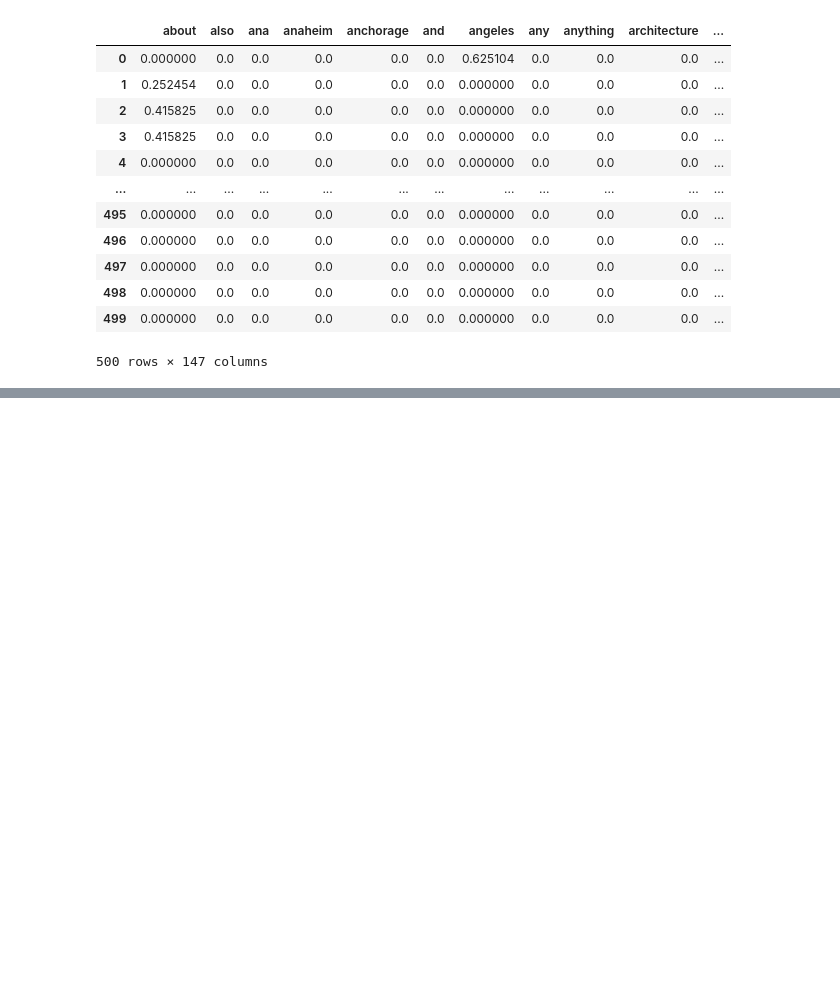
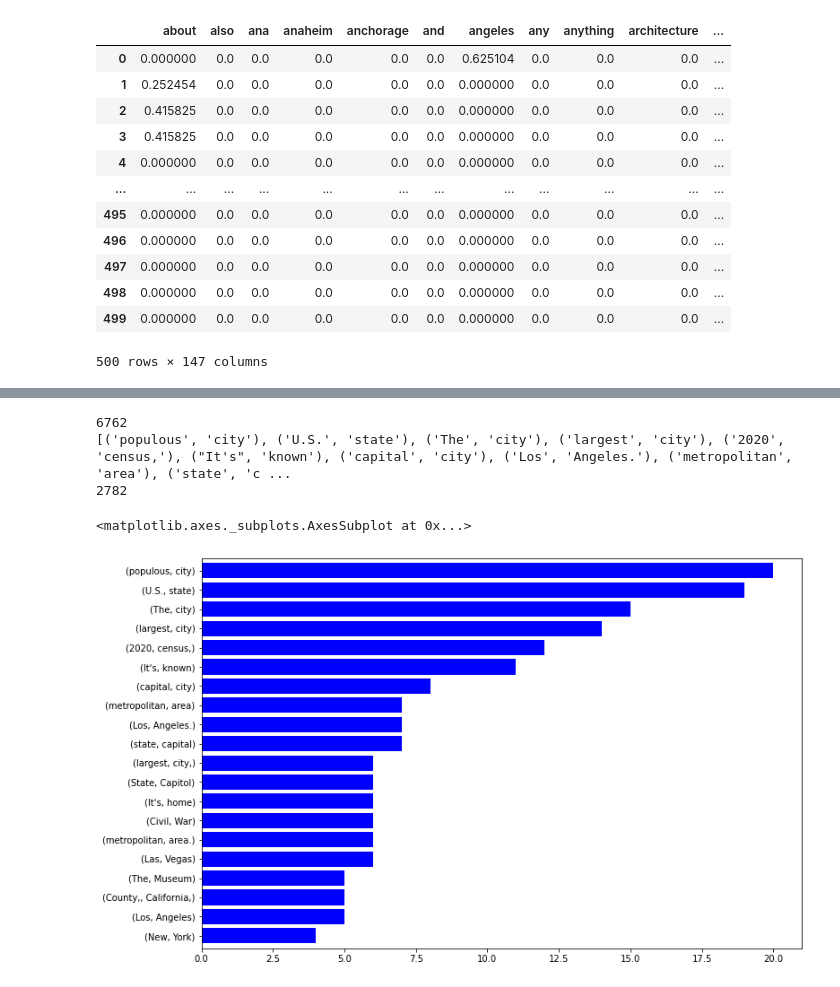
Before and after one commit to VineetKiragi/CMPE-257, a Jupyter notebook: CMPE_257_Question_Answering_Task_Rahul_NLP_analysis.ipynb, the cells around one changed output, grey strips where cells are left out. Drawn from its saved outputs; the diff is of its cells as text; code cells hidden in the pictures; blank space fills up the shorter version.

```diff
--- a/CMPE_257_Question_Answering_Task_Rahul_NLP_analysis.ipynb
+++ b/CMPE_257_Question_Answering_Task_Rahul_NLP_analysis.ipynb
@@ -109,0 +165,8 @@ vec_df
+# %%
+s = a.split()
+# %%
+
+words = []
+for i in df["context"].unique():
+  s=i.split()
+  words = [*words, *s]
@@ -109,0 +176,35 @@ vec_df
+# %%
+df_bigram = pd.DataFrame()
+df_bigram2 = pd.Series(nltk.ngrams(words, 2)).value_counts()
+bigrams_series = (pd.Series(nltk.ngrams(words, 2)).value_counts())
+bigrams = list(bigrams_series.index)
+print(len(bigrams))
+clean = []
+flag = 0
+for gram in bigrams:
+  for stop in STOPWORDS:
+    if stop in gram:
+      # print(stop,gram)
+      bigrams.remove(gram)
+      flag = 1
+      break
+    flag = 0
+  if flag == 0:
+    clean.append(gram)
+
+
+# clean = [gram for gram in bigrams if not any(stop in bigrams for stop in STOPWORDS)]
+print(clean[:10])
+print(len(clean))
+# %% [output]
+6762
+[('populous', 'city'), ('U.S.', 'state'), ('The', 'city'), ('largest', 'city'), ('2020', 'census,'), ("It's", 'known'), ('capital', 'city'), ('Los', 'Angeles.'), ('metropolitan', 'area'), ('state', 'c ...
+2782
+# %%
+bigram_series_2 = bigrams_series.loc[clean]
+# clean[0]
+# %%
+bigram_series_2[:20].sort_values().plot.barh(color='blue', width=0.8, figsize=(12,8))
+# %% [output]
+<matplotlib.axes._subplots.AxesSubplot at 0x...>
+[figure, added]
```
Also changed, not shown: parts of 7 cells of this notebook.
